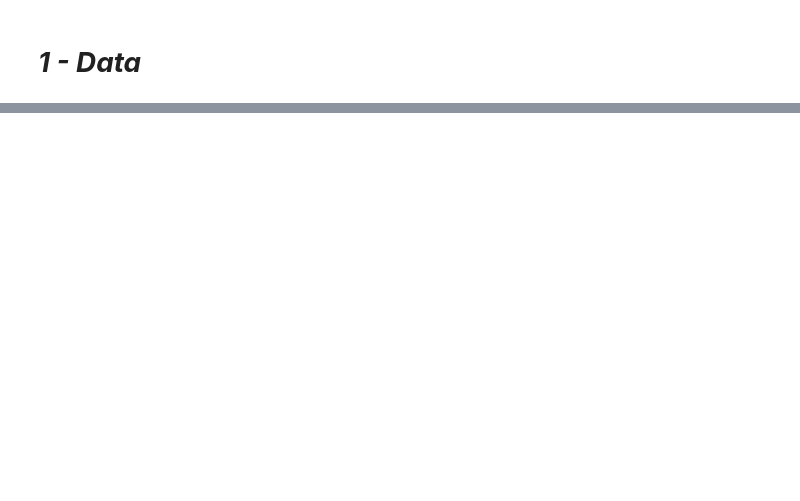
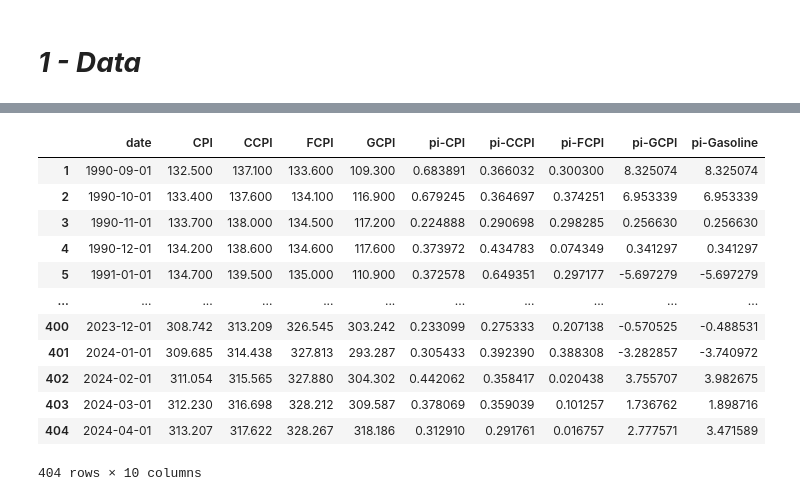
Before and after one commit to paultltc/InflaBERT, a Jupyter notebook: nowcaster.ipynb, the cells around one changed output, grey strips where cells are left out. Saved outputs shown, nothing was run; the diff lists cells and outputs as text; code cells hidden in the pictures; blank space fills up the shorter version.

Commit message:
Adding data files + colab config

```diff
--- a/nowcaster.ipynb
+++ b/nowcaster.ipynb
@@ -221,0 +87,14 @@ spf
+# %%
+# Load gasoline data
+gasoline_df = pd.read_excel("data/2f. EMM_EPMR_PTE_NUS_DPGw.xls", sheet_name=1, header=2)
+gasoline_df['Date'] = pd.to_datetime(gasoline_df['Date'])
+gasoline_df = gasoline_df.rename(columns={'Date': 'date', 'Weekly U.S. Regular All Formulations Retail Gasoline Prices  (Dollars per Gallon)': 'GasolineNSA'})
+
+# From weekly to monthly data
+gasoline_df = gasoline_df.set_index('date').resample('M').mean().reset_index()
+gasoline_df['date'] = gasoline_df['date'].dt.to_period('M').dt.to_timestamp()
+
+gasoline_df['pi-GasolineNSA'] = 100*gasoline_df['GasolineNSA'].pct_change()
+gasoline_df = gasoline_df.merge(df[['date', 'pi-GCPI']], on='date')
+
+gasoline_df
@@ -221,0 +168,18 @@ spf
+# %%
+df = df.merge(gasoline_df[['date', 'pi-Gasoline']], on='date')
+df = df.dropna()
+df
+# %% [output]
+|  | date | CPI | CCPI | FCPI | GCPI | pi-CPI | pi-CCPI | pi-FCPI | pi-GCPI | pi-Gasoline |
+| 1 | 1990-09-01 | 132.500 | 137.100 | 133.600 | 109.300 | 0.683891 | 0.366032 | 0.300300 | 8.325074 | 8.325074 |
+| 2 | 1990-10-01 | 133.400 | 137.600 | 134.100 | 116.900 | 0.679245 | 0.364697 | 0.374251 | 6.953339 | 6.953339 |
+| 3 | 1990-11-01 | 133.700 | 138.000 | 134.500 | 117.200 | 0.224888 | 0.290698 | 0.298285 | 0.256630 | 0.256630 |
+| 4 | 1990-12-01 | 134.200 | 138.600 | 134.600 | 117.600 | 0.373972 | 0.434783 | 0.074349 | 0.341297 | 0.341297 |
+| 5 | 1991-01-01 | 134.700 | 139.500 | 135.000 | 110.900 | 0.372578 | 0.649351 | 0.297177 | -5.697279 | -5.697279 |
+| ... | ... | ... | ... | ... | ... | ... | ... | ... | ... | ... |
+| 400 | 2023-12-01 | 308.742 | 313.209 | 326.545 | 303.242 | 0.233099 | 0.275333 | 0.207138 | -0.570525 | -0.488531 |
+| 401 | 2024-01-01 | 309.685 | 314.438 | 327.813 | 293.287 | 0.305433 | 0.392390 | 0.388308 | -3.282857 | -3.740972 |
+| 402 | 2024-02-01 | 311.054 | 315.565 | 327.880 | 304.302 | 0.442062 | 0.358417 | 0.020438 | 3.755707 | 3.982675 |
+| 403 | 2024-03-01 | 312.230 | 316.698 | 328.212 | 309.587 | 0.378069 | 0.359039 | 0.101257 | 1.736762 | 1.898716 |
+| 404 | 2024-04-01 | 313.207 | 317.622 | 328.267 | 318.186 | 0.312910 | 0.291761 | 0.016757 | 2.777571 | 3.471589 |
+404 rows × 10 columns
```
Also changed, not shown: parts of 45 cells of this notebook, 13 other files.
